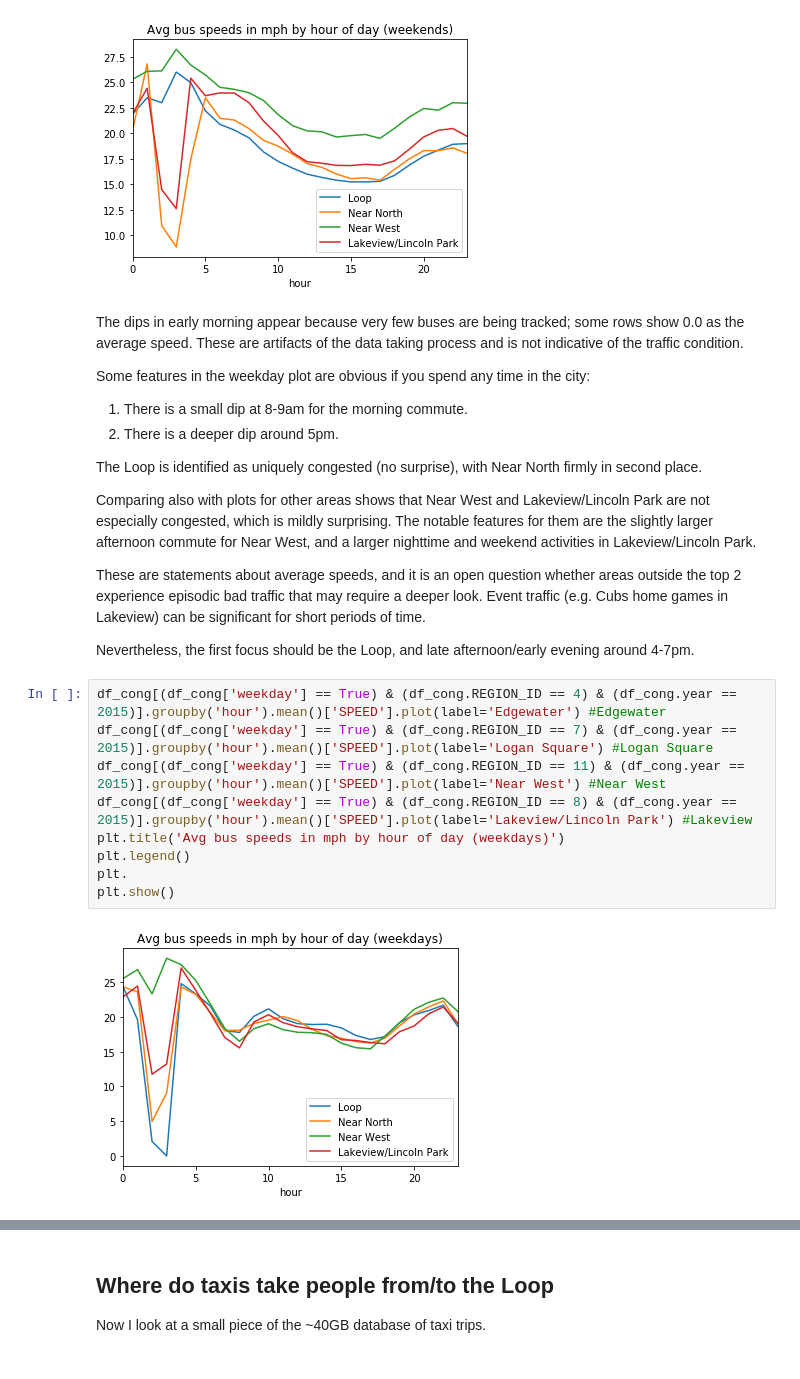
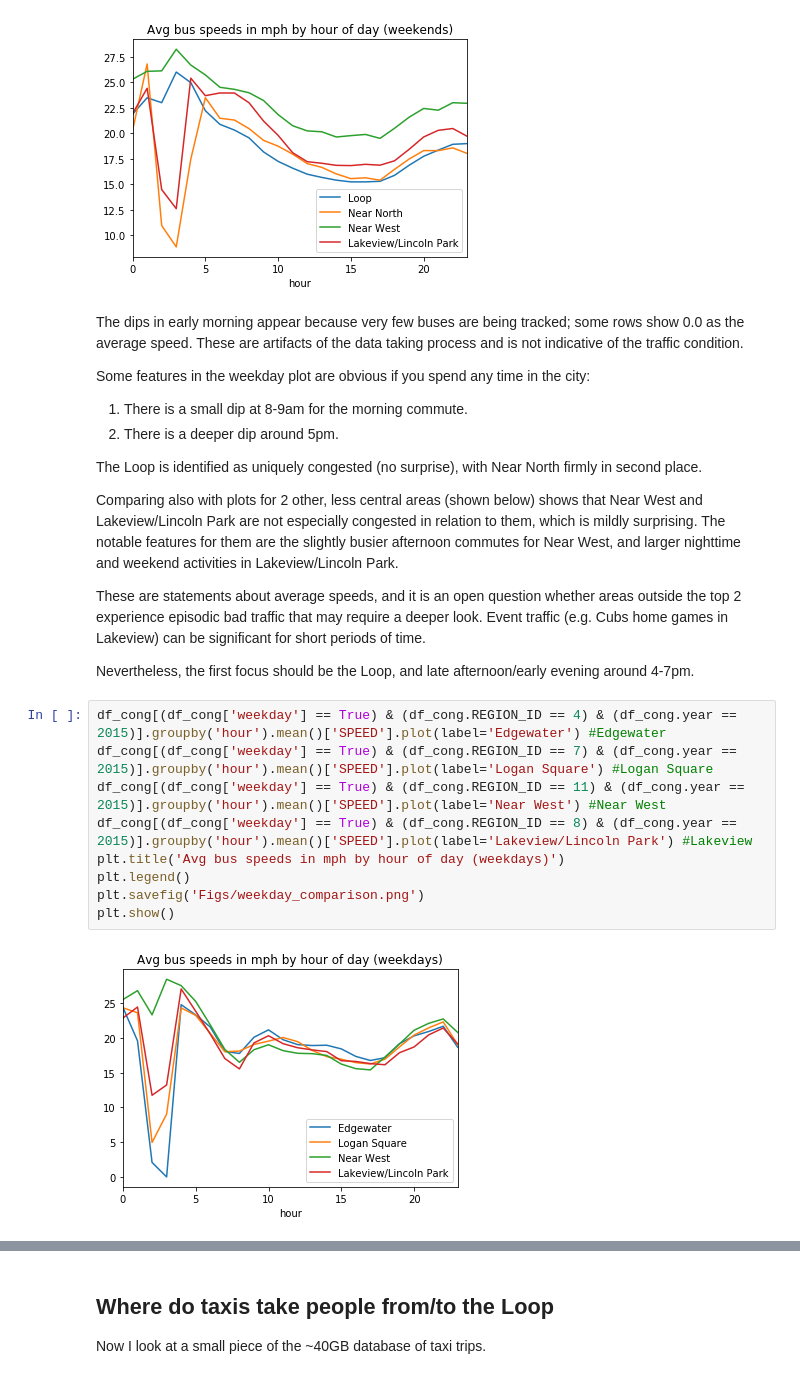
Before and after one commit to Inoueian/chicago-taxi, a Jupyter notebook: Challenge_3.ipynb, the cells around one changed output, grey strips where cells are left out. Drawn from its saved outputs; the diff is of its cells as text.

```diff
--- a/Challenge_3.ipynb
+++ b/Challenge_3.ipynb
@@ -72,7 +72,7 @@ Some features in the weekday plot are obvious if you spend any time in the city:
 
 The Loop is identified as uniquely congested (no surprise), with Near North firmly in second place.
 
-Comparing also with plots for other areas shows that Near West and Lakeview/Lincoln Park are not especially congested, which is mildly surprising. The notable features for them are the slightly larger afternoon commute for Near West, and a larger nighttime and weekend activities in Lakeview/Lincoln Park.
+Comparing also with plots for 2 other, less central areas (shown below) shows that Near West and Lakeview/Lincoln Park are not especially congested in relation to them, which is mildly surprising. The notable features for them are the slightly busier afternoon commutes for Near West, and larger nighttime and weekend activities in Lakeview/Lincoln Park.
 
 These are statements about average speeds, and it is an open question whether areas outside the top 2 experience episodic bad traffic that may require a deeper look. Event traffic (e.g. Cubs home games in Lakeview) can be significant for short periods of time.
 
@@ -80,14 +80,14 @@ Nevertheless, the first focus should be the Loop, and late afternoon/early eveni
 # %%
 df_cong[(df_cong['weekday'] == True) & (df_cong.REGION_ID == 4) & (df_cong.year == 2015)].groupby('hour').mean()['SPEED'].plot(label='Edgewater') #Edgewater
 df_cong[(df_cong['weekday'] == True) & (df_cong.REGION_ID == 7) & (df_cong.year == 2015)].groupby('hour').mean()['SPEED'].plot(label='Logan Square') #Logan Square
 df_cong[(df_cong['weekday'] == True) & (df_cong.REGION_ID == 11) & (df_cong.year == 2015)].groupby('hour').mean()['SPEED'].plot(label='Near West') #Near West
 df_cong[(df_cong['weekday'] == True) & (df_cong.REGION_ID == 8) & (df_cong.year == 2015)].groupby('hour').mean()['SPEED'].plot(label='Lakeview/Lincoln Park') #Lakeview
 plt.title('Avg bus speeds in mph by hour of day (weekdays)')
 plt.legend()
-plt.
+plt.savefig('Figs/weekday_comparison.png')
 plt.show()
 # %% [output]
-[figure, old version]
+[figure, new version]
 # %%
 df_cong[(df_cong['weekday'] == False) & (df_cong.REGION_ID == 4) & (df_cong.year == 2015)].groupby('hour').mean()['SPEED'].plot(label='Edgewater') #Edgewater
 df_cong[(df_cong['weekday'] == False) & (df_cong.REGION_ID == 7) & (df_cong.year == 2015)].groupby('hour').mean()['SPEED'].plot(label='Logan Square') #Logan Square
```
Also changed, not shown: parts of 1 cell of this notebook.
